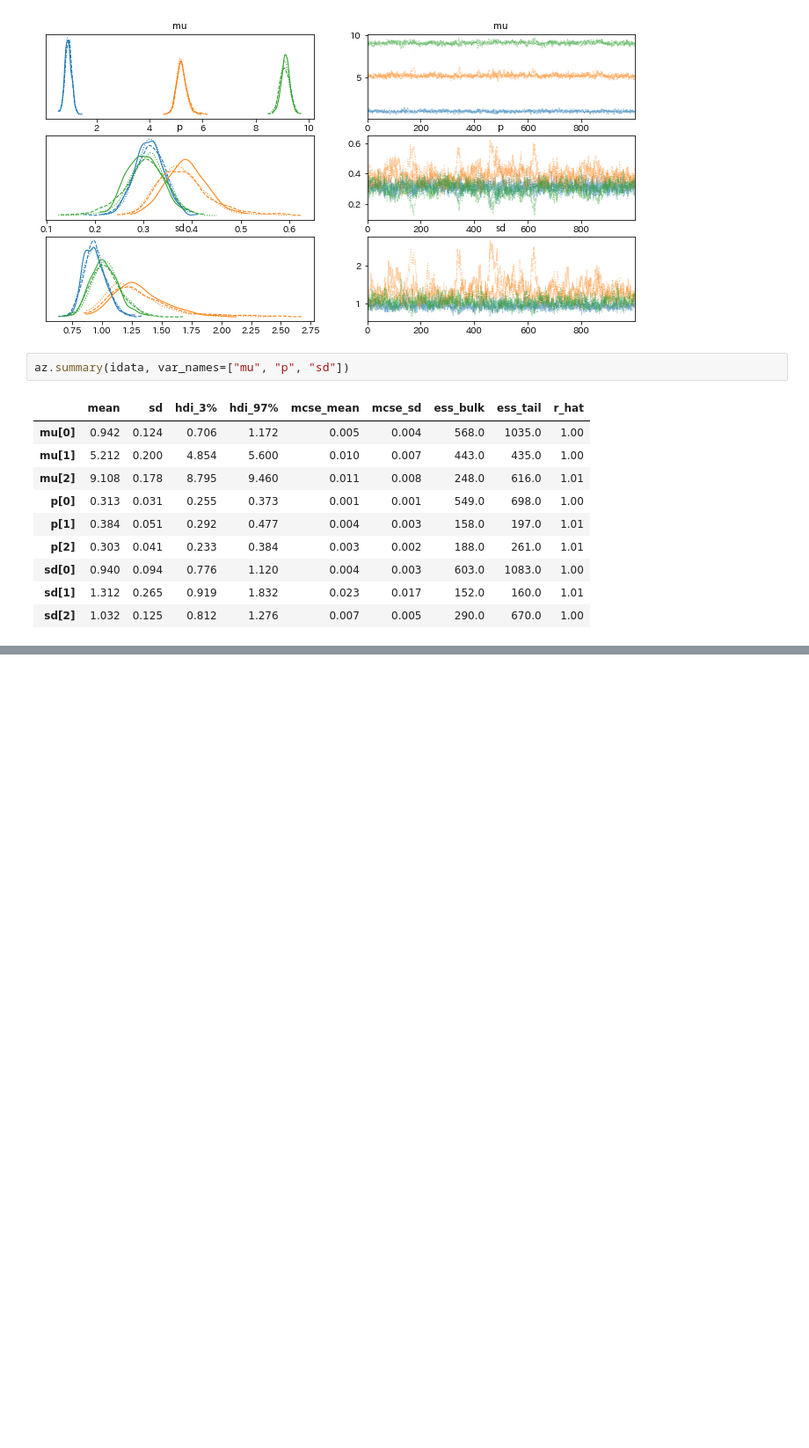
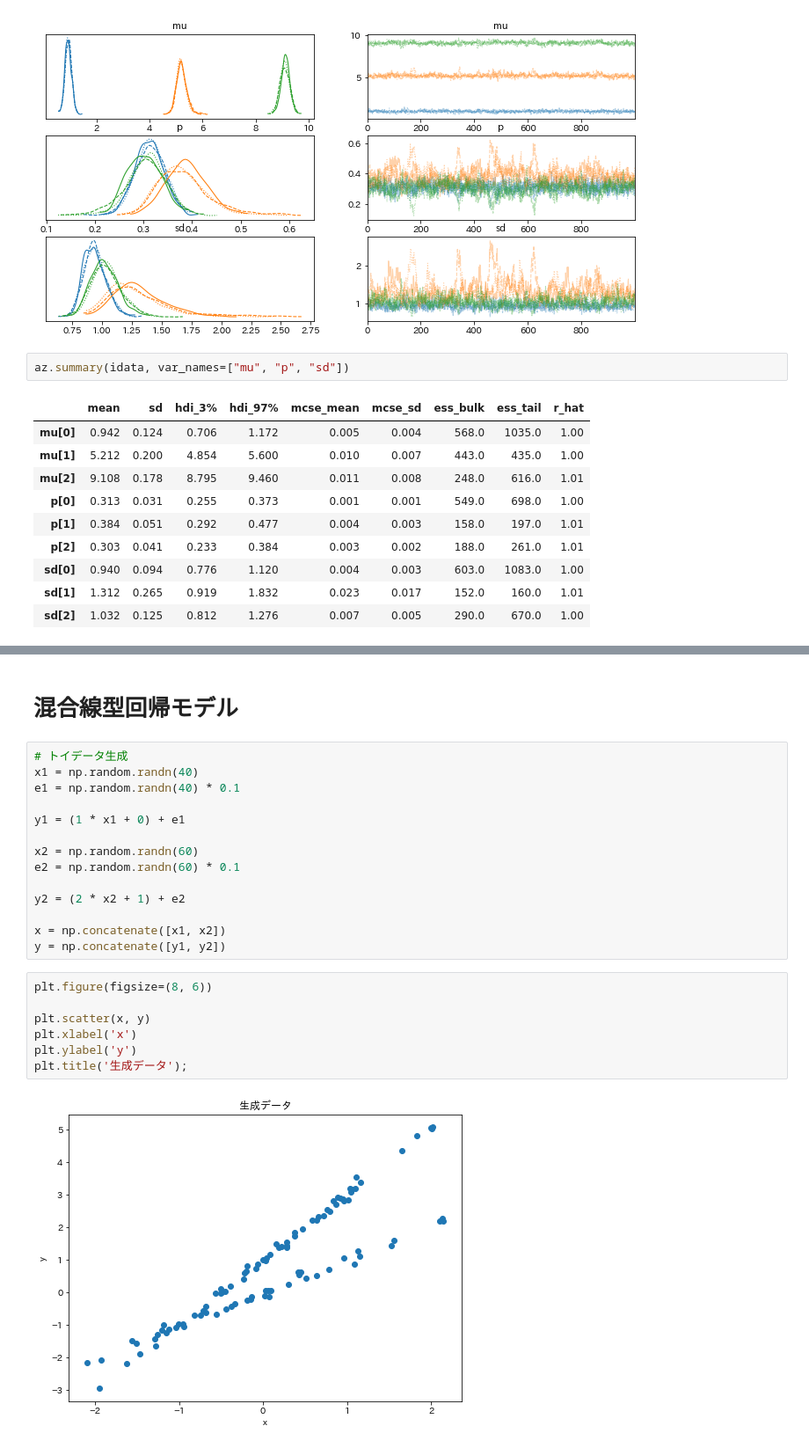
Before and after one commit to gomi-kuzu/practice_bayes_by_py, a Jupyter notebook: Ud_NPR_Ad_Sec2.ipynb, the cells around one changed output, grey strips where cells are left out. Shown at 88% size. Cells and saved outputs as stored; diff of their text form; blank space fills up the shorter version.

```diff
--- a/Ud_NPR_Ad_Sec2.ipynb
+++ b/Ud_NPR_Ad_Sec2.ipynb
@@ -120,2 +121,27 @@ plt.title("潜在変数の平均値");
 # %% [output]
 [figure]
+# %% [markdown]
+# 混合線型回帰モデル
+# %%
+# トイデータ生成
+x1 = np.random.randn(40)
+e1 = np.random.randn(40) * 0.1
+
+y1 = (1 * x1 + 0) + e1
+
+x2 = np.random.randn(60)
+e2 = np.random.randn(60) * 0.1
+
+y2 = (2 * x2 + 1) + e2
+
+x = np.concatenate([x1, x2])
+y = np.concatenate([y1, y2])
+# %%
+plt.figure(figsize=(8, 6))
+
+plt.scatter(x, y)
+plt.xlabel('x')
+plt.ylabel('y')
+plt.title('生成データ');
+# %% [output]
+[figure, added]
```
Also changed, not shown: parts of 12 cells of this notebook.
